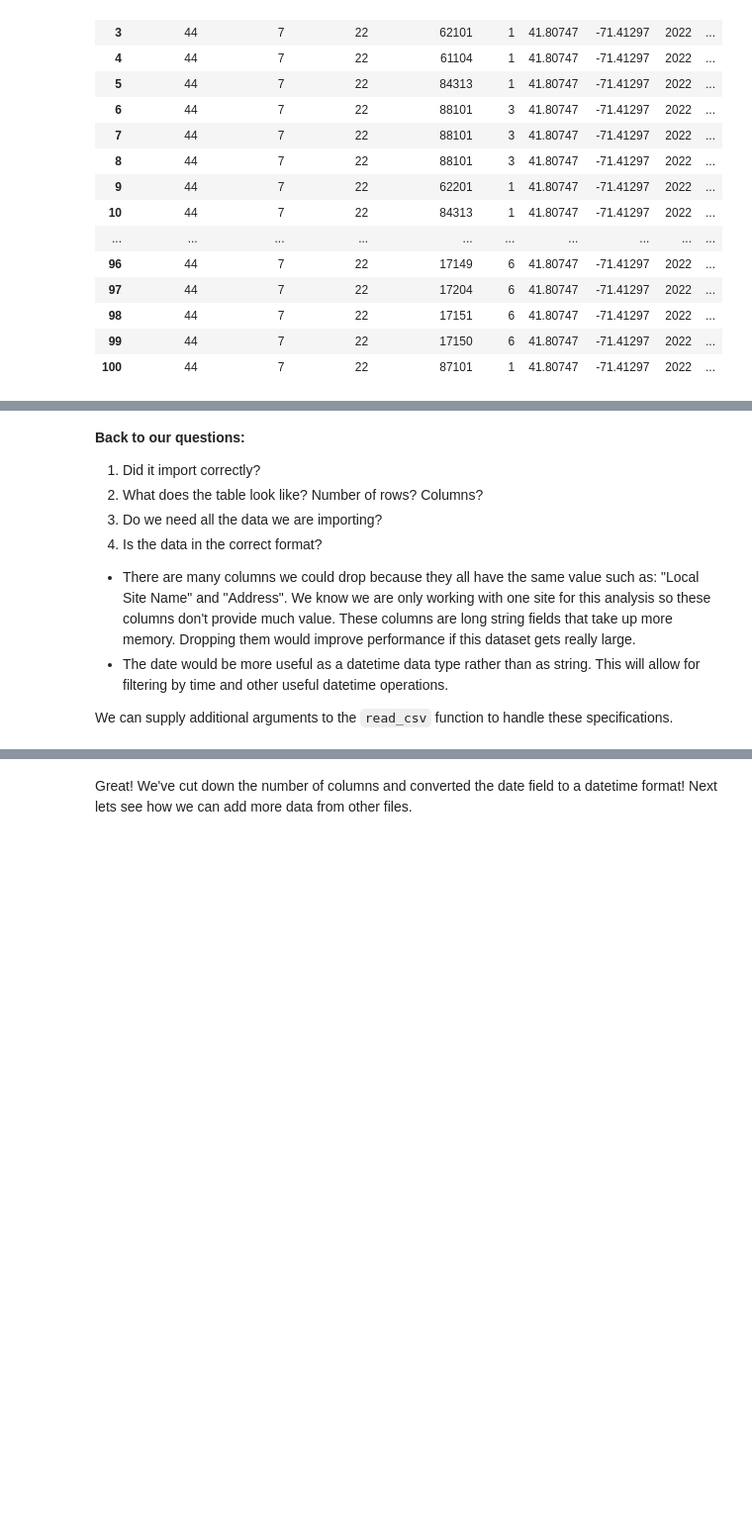
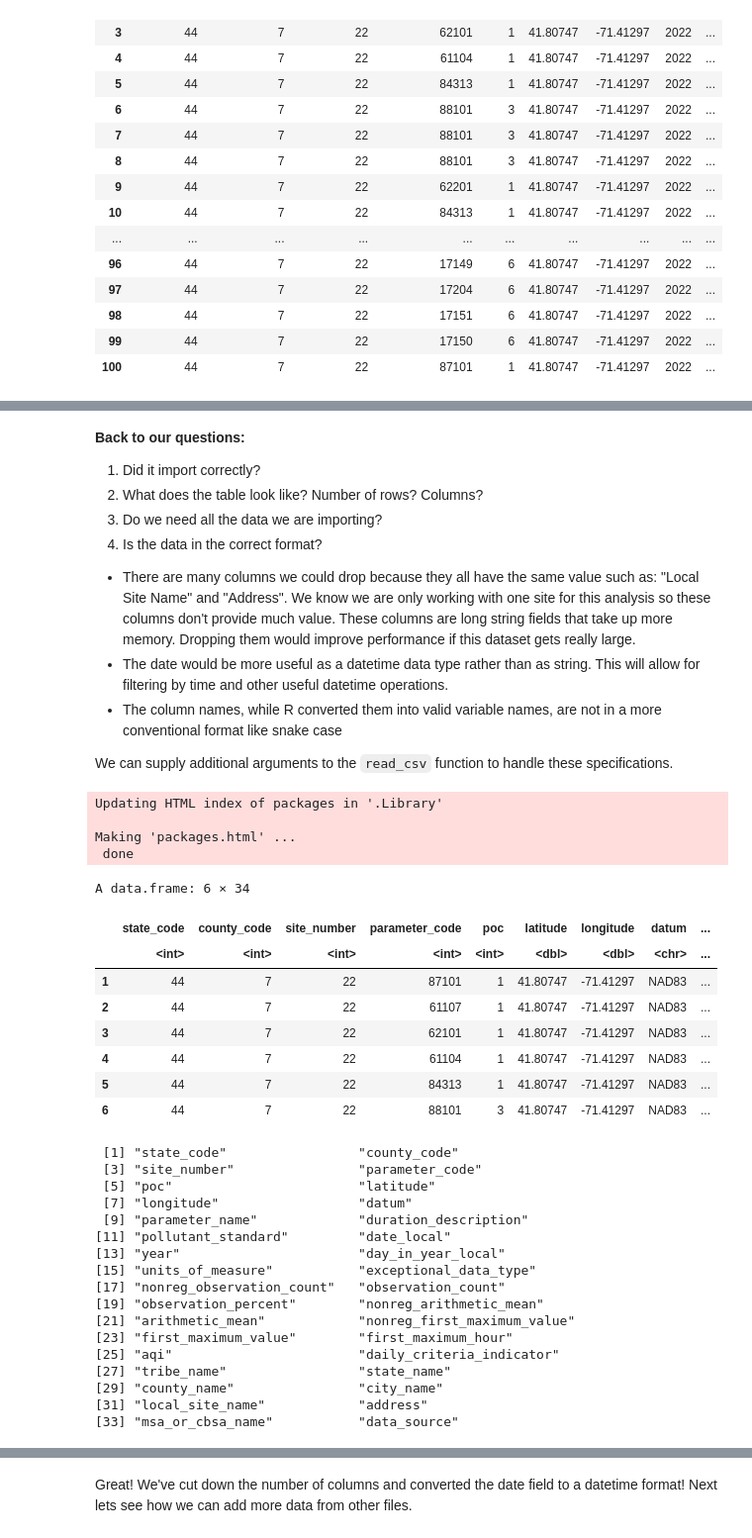
Before and after one commit to MPA-2065-FA24/mpa2065-fall2024, a Jupyter notebook: exploratory_data_analysis/notebooks/1.0-gtd-eda-walkthrough.ipynb, the cells around one changed output, grey strips where cells are left out. Shown at 99% size. Drawn from its saved outputs; the diff is of its cells as text; code cells hidden in the pictures; blank space fills up the shorter version.

Commit message:
refactor: 3 inspecting dataframe structure

```diff
--- a/exploratory_data_analysis/notebooks/1.0-gtd-eda-walkthrough.ipynb
+++ b/exploratory_data_analysis/notebooks/1.0-gtd-eda-walkthrough.ipynb
@@ -283,5 +295,13 @@ A data.frame: 100 × 15
 
 * There are many columns we could drop because they all have the same value such as: "Local Site Name" and "Address". We know we are only working with one site for this analysis so these columns don't provide much value. These columns are long string fields that take up more memory. Dropping them would improve performance if this dataset gets really large.
 * The date would be more useful as a datetime data type rather than as string. This will allow for filtering by time and other useful datetime operations.
+* The column names, while R converted them into valid variable names, are not in a more conventional format like snake case
 
 We can supply additional arguments to the `read_csv` function to handle these specifications.
+# %%
+install.packages('snakecase')
+# %% [output]
+Updating HTML index of packages in '.Library'
+
+Making 'packages.html' ...
+ done
@@ -287,0 +310,35 @@ We can supply additional arguments to the `read_csv` function to handle these sp
+# %%
+# Clean up the column names
+df_2022_01_curated <- df_2022_01 %>%
+    rename_with(to_snake_case)
+
+# Print out
+head(df_2022_01_curated)
+names(df_2022_01_curated)
+# %% [output]
+A data.frame: 6 × 34
+|  | state_code | county_code | site_number | parameter_code | poc | latitude | longitude | datum | ... |
+|  | <int> | <int> | <int> | <int> | <int> | <dbl> | <dbl> | <chr> | ... |
+| 1 | 44 | 7 | 22 | 87101 | 1 | 41.80747 | -71.41297 | NAD83 | ... |
+| 2 | 44 | 7 | 22 | 61107 | 1 | 41.80747 | -71.41297 | NAD83 | ... |
+| 3 | 44 | 7 | 22 | 62101 | 1 | 41.80747 | -71.41297 | NAD83 | ... |
+| 4 | 44 | 7 | 22 | 61104 | 1 | 41.80747 | -71.41297 | NAD83 | ... |
+| 5 | 44 | 7 | 22 | 84313 | 1 | 41.80747 | -71.41297 | NAD83 | ... |
+| 6 | 44 | 7 | 22 | 88101 | 3 | 41.80747 | -71.41297 | NAD83 | ... |
+ [1] "state_code"                 "county_code"
+ [3] "site_number"                "parameter_code"
+ [5] "poc"                        "latitude"
+ [7] "longitude"                  "datum"
+ [9] "parameter_name"             "duration_description"
+[11] "pollutant_standard"         "date_local"
+[13] "year"                       "day_in_year_local"
+[15] "units_of_measure"           "exceptional_data_type"
+[17] "nonreg_observation_count"   "observation_count"
+[19] "observation_percent"        "nonreg_arithmetic_mean"
+[21] "arithmetic_mean"            "nonreg_first_maximum_value"
+[23] "first_maximum_value"        "first_maximum_hour"
+[25] "aqi"                        "daily_criteria_indicator"
+[27] "tribe_name"                 "state_name"
+[29] "county_name"                "city_name"
+[31] "local_site_name"            "address"
+[33] "msa_or_cbsa_name"           "data_source"
```
Also changed, not shown: parts of 5 cells of this notebook.
